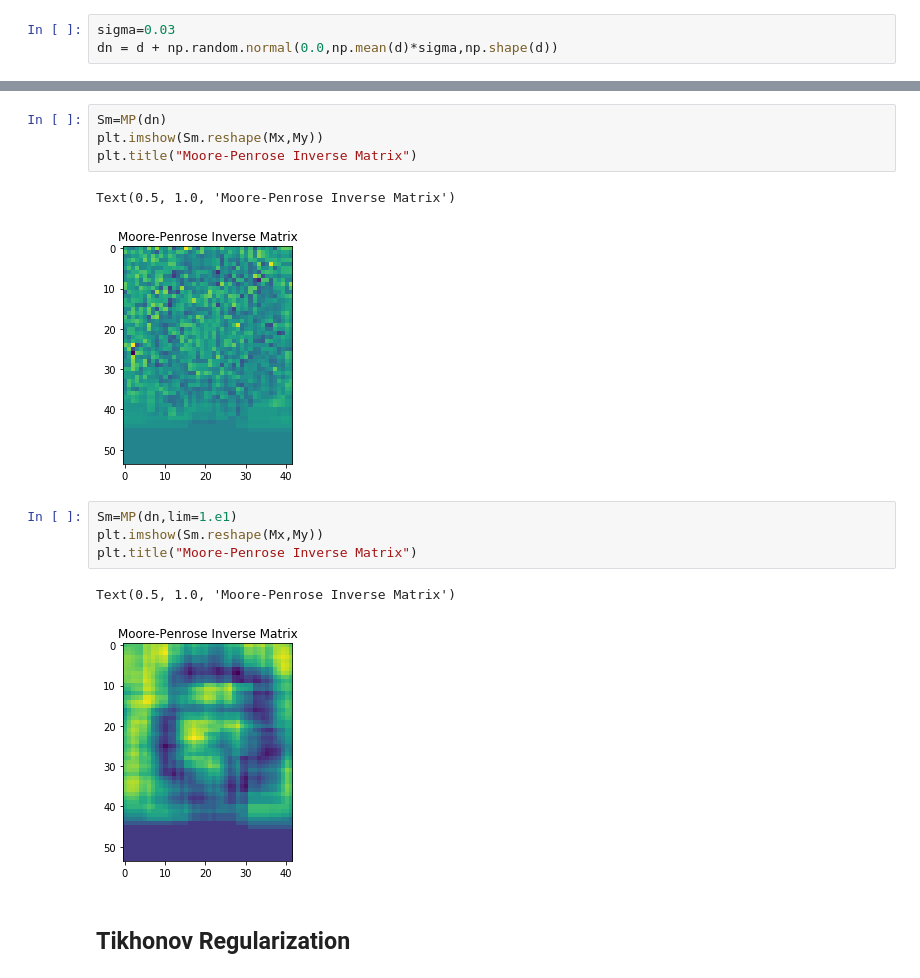
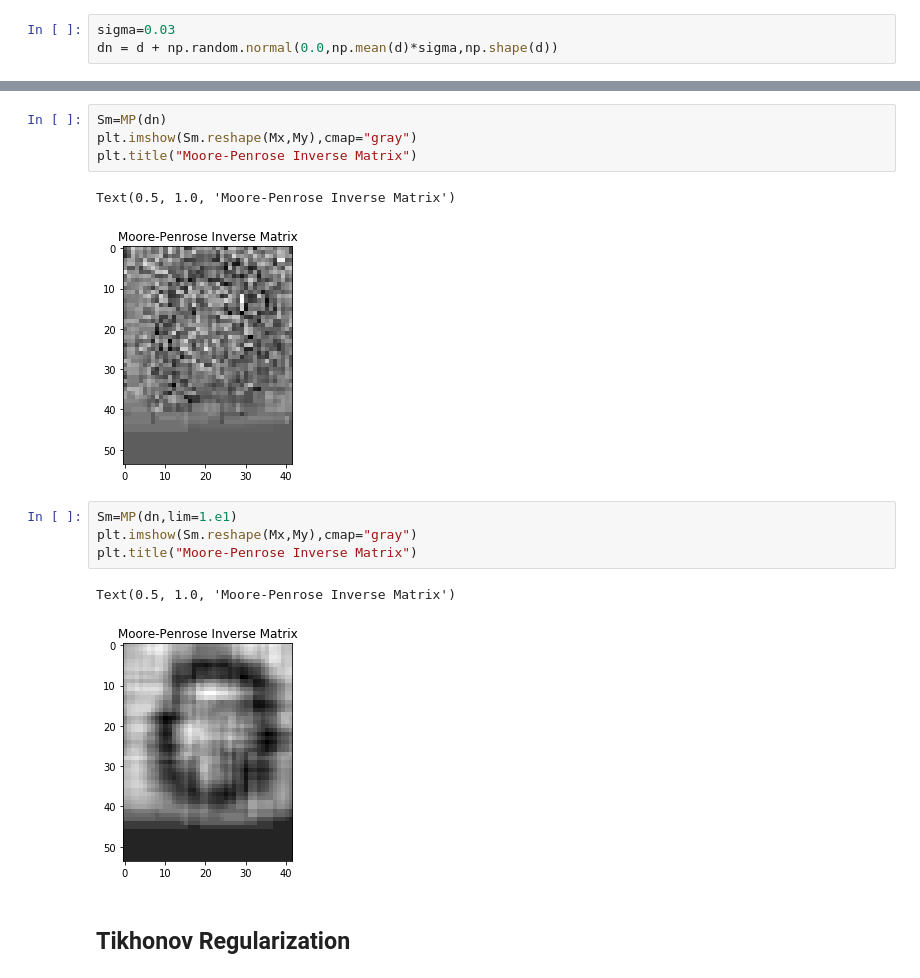
Before and after one commit to HajimeKawahara/pinvprob, a Jupyter notebook: ipynb/Linear Inverse Problem.ipynb, the cells around one changed output, grey strips where cells are left out. Cells and saved outputs as stored; diff of their text form.

```diff
--- a/ipynb/Linear Inverse Problem.ipynb
+++ b/ipynb/Linear Inverse Problem.ipynb
@@ -105,17 +108,17 @@ plt.plot(dn,".")
 # %%
 Sm=MP(dn)
-plt.imshow(Sm.reshape(Mx,My))
+plt.imshow(Sm.reshape(Mx,My),cmap="gray")
 plt.title("Moore-Penrose Inverse Matrix")
 # %% [output]
 Text(0.5, 1.0, 'Moore-Penrose Inverse Matrix')
-[figure, old version]
+[figure, new version]
 # %%
 Sm=MP(dn,lim=1.e1)
-plt.imshow(Sm.reshape(Mx,My))
+plt.imshow(Sm.reshape(Mx,My),cmap="gray")
 plt.title("Moore-Penrose Inverse Matrix")
 # %% [output]
 Text(0.5, 1.0, 'Moore-Penrose Inverse Matrix')
-[figure, old version]
+[figure, new version]
 # %% [markdown]
 ## Tikhonov Regularization
 # %%
```
Also changed, not shown: parts of 16 cells of this notebook.
